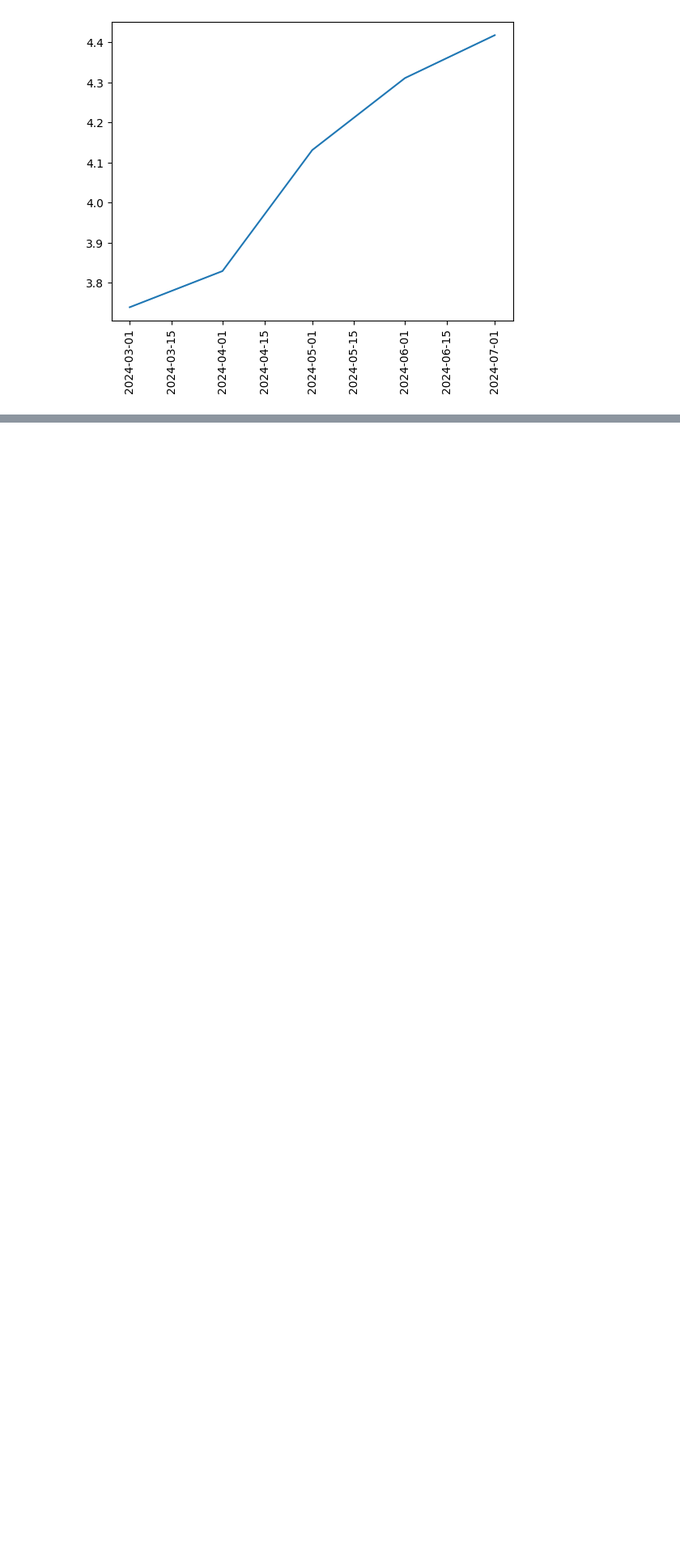
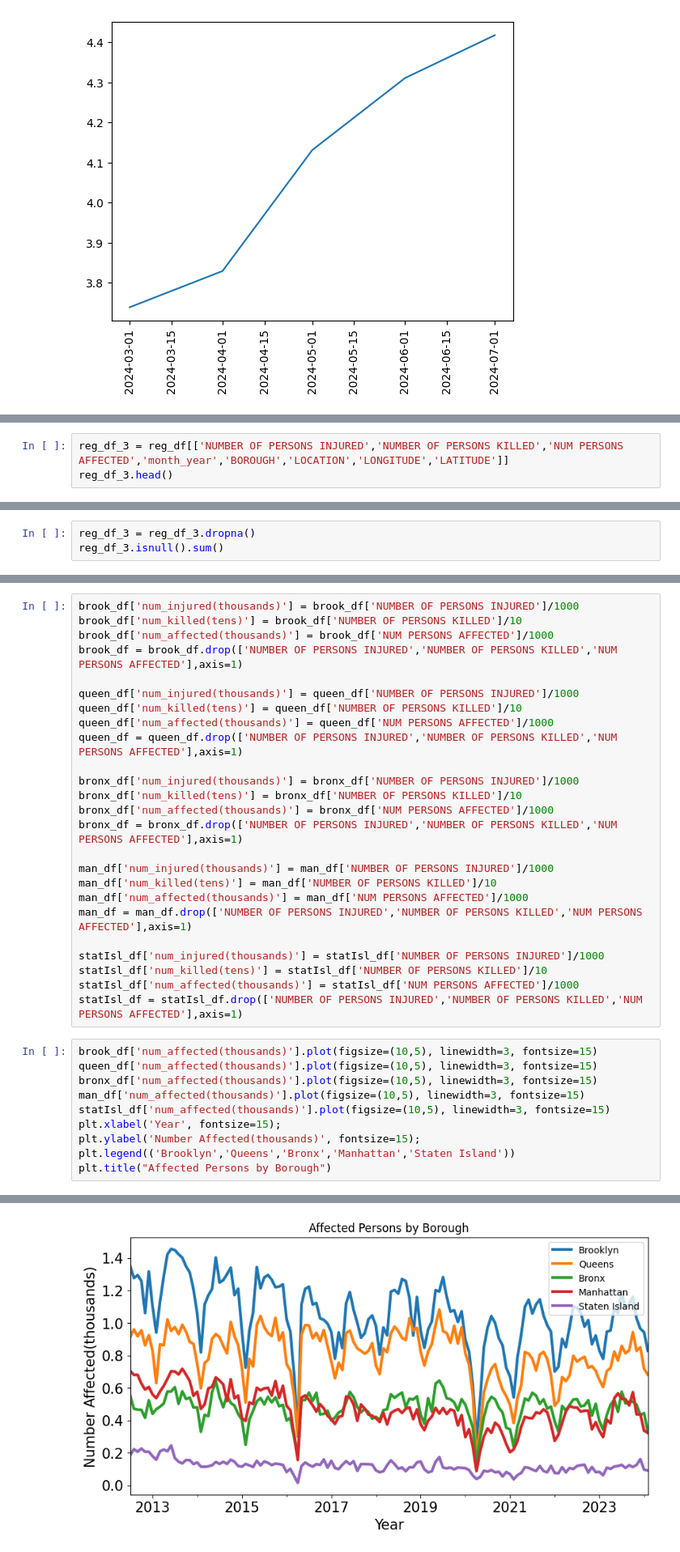
Before and after one commit to Y24-Y3/BigDataProject, a Jupyter notebook: NYC_Crashers.ipynb, the cells around one changed output, grey strips where cells are left out. Shown at 81% size. Saved outputs shown, nothing was run; the diff lists cells and outputs as text; blank space fills up the shorter version.

```diff
--- a/NYC_Crashers.ipynb
+++ b/NYC_Crashers.ipynb
@@ -548,0 +442,3 @@ plt.xticks(rotation=90)
+# %%
+reg_df_3 = reg_df[['NUMBER OF PERSONS INJURED','NUMBER OF PERSONS KILLED','NUM PERSONS AFFECTED','month_year','BOROUGH','LOCATION','LONGITUDE','LATITUDE']]
+reg_df_3.head()
@@ -548,0 +466,3 @@ plt.xticks(rotation=90)
+# %%
+reg_df_3 = reg_df_3.dropna()
+reg_df_3.isnull().sum()
@@ -548,0 +534,36 @@ plt.xticks(rotation=90)
+# %%
+brook_df['num_injured(thousands)'] = brook_df['NUMBER OF PERSONS INJURED']/1000
+brook_df['num_killed(tens)'] = brook_df['NUMBER OF PERSONS KILLED']/10
+brook_df['num_affected(thousands)'] = brook_df['NUM PERSONS AFFECTED']/1000
+brook_df = brook_df.drop(['NUMBER OF PERSONS INJURED','NUMBER OF PERSONS KILLED','NUM PERSONS AFFECTED'],axis=1)
+
+queen_df['num_injured(thousands)'] = queen_df['NUMBER OF PERSONS INJURED']/1000
+queen_df['num_killed(tens)'] = queen_df['NUMBER OF PERSONS KILLED']/10
+queen_df['num_affected(thousands)'] = queen_df['NUM PERSONS AFFECTED']/1000
+queen_df = queen_df.drop(['NUMBER OF PERSONS INJURED','NUMBER OF PERSONS KILLED','NUM PERSONS AFFECTED'],axis=1)
+
+bronx_df['num_injured(thousands)'] = bronx_df['NUMBER OF PERSONS INJURED']/1000
+bronx_df['num_killed(tens)'] = bronx_df['NUMBER OF PERSONS KILLED']/10
+bronx_df['num_affected(thousands)'] = bronx_df['NUM PERSONS AFFECTED']/1000
+bronx_df = bronx_df.drop(['NUMBER OF PERSONS INJURED','NUMBER OF PERSONS KILLED','NUM PERSONS AFFECTED'],axis=1)
+
+man_df['num_injured(thousands)'] = man_df['NUMBER OF PERSONS INJURED']/1000
+man_df['num_killed(tens)'] = man_df['NUMBER OF PERSONS KILLED']/10
+man_df['num_affected(thousands)'] = man_df['NUM PERSONS AFFECTED']/1000
+man_df = man_df.drop(['NUMBER OF PERSONS INJURED','NUMBER OF PERSONS KILLED','NUM PERSONS AFFECTED'],axis=1)
+
+statIsl_df['num_injured(thousands)'] = statIsl_df['NUMBER OF PERSONS INJURED']/1000
+statIsl_df['num_killed(tens)'] = statIsl_df['NUMBER OF PERSONS KILLED']/10
+statIsl_df['num_affected(thousands)'] = statIsl_df['NUM PERSONS AFFECTED']/1000
+statIsl_df = statIsl_df.drop(['NUMBER OF PERSONS INJURED','NUMBER OF PERSONS KILLED','NUM PERSONS AFFECTED'],axis=1)
+# %%
+brook_df['num_affected(thousands)'].plot(figsize=(10,5), linewidth=3, fontsize=15)
+queen_df['num_affected(thousands)'].plot(figsize=(10,5), linewidth=3, fontsize=15)
+bronx_df['num_affected(thousands)'].plot(figsize=(10,5), linewidth=3, fontsize=15)
+man_df['num_affected(thousands)'].plot(figsize=(10,5), linewidth=3, fontsize=15)
+statIsl_df['num_affected(thousands)'].plot(figsize=(10,5), linewidth=3, fontsize=15)
+plt.xlabel('Year', fontsize=15);
+plt.ylabel('Number Affected(thousands)', fontsize=15);
+plt.legend(('Brooklyn','Queens','Bronx','Manhattan','Staten Island'))
+plt.title("Affected Persons by Borough")
+# %% [output]
@@ -548,0 +571 @@ plt.xticks(rotation=90)
+[figure, added]
```
Also changed, not shown: parts of 24 cells of this notebook.
